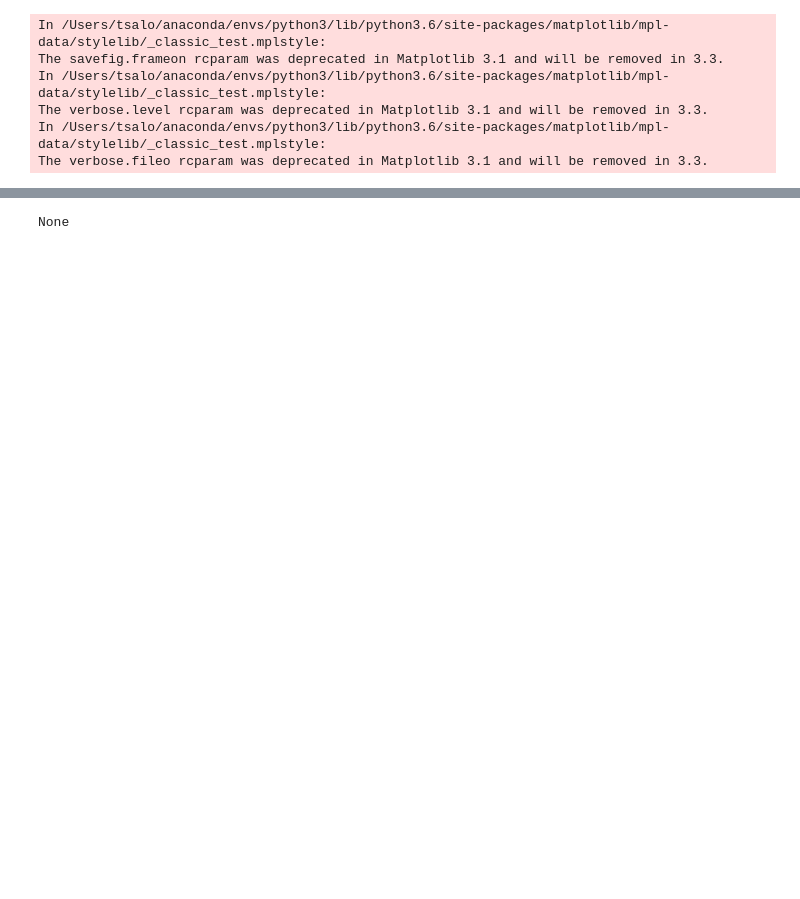
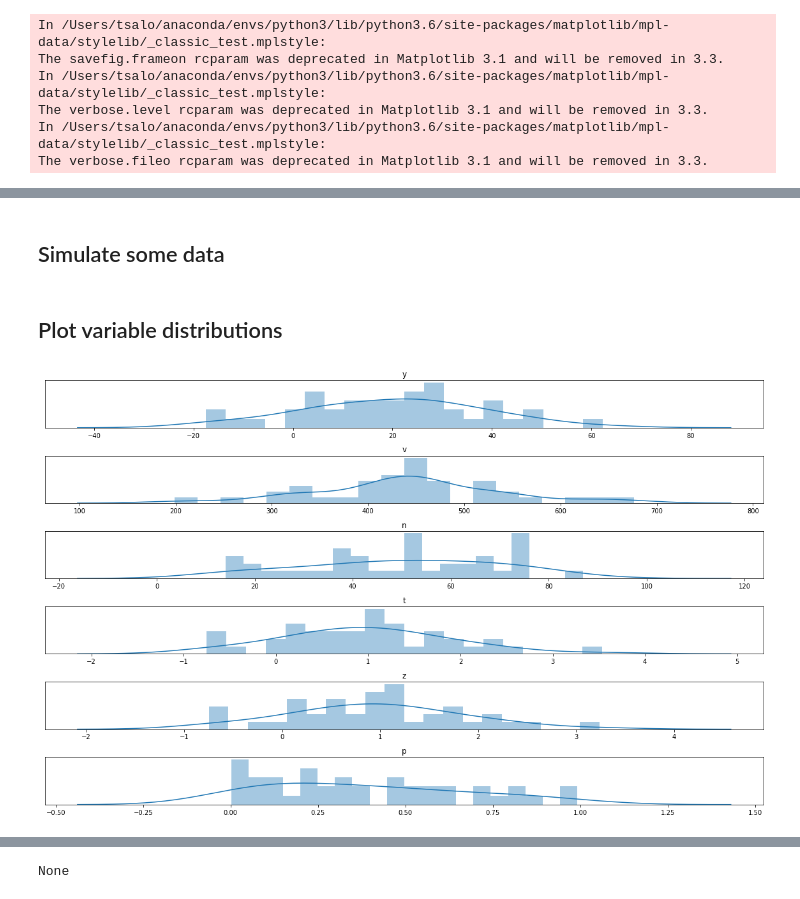
Before and after one commit to tsalo/misc-notebooks, a Jupyter notebook: pymare_example.ipynb, the cells around one changed output, grey strips where cells are left out. Cells and saved outputs as stored; diff of their text form; code cells hidden in the pictures; blank space fills up the shorter version.

```diff
--- a/pymare_example.ipynb
+++ b/pymare_example.ipynb
@@ -19,2 +30,4 @@ import pymare
+# %% [markdown]
+## Simulate some data
 # %%
 n_studies = 40
@@ -34,6 +49,28 @@ n = sample_sizes
 t = y / np.sqrt(v)
 z = np.array([t_to_z(t[i], sample_sizes[i] - 1) for i in range(n_studies)])
 p = stats.norm.sf(abs(z)) * 2
+# %% [markdown]
+## Plot variable distributions
+# %%
+fig, axes = plt.subplots(nrows=6, figsize=(16, 10))
+sns.distplot(y, ax=axes[0], bins=20)
+axes[0].set_title('y')
+sns.distplot(v, ax=axes[1], bins=20)
+axes[1].set_title('v')
+sns.distplot(n, ax=axes[2], bins=20)
+axes[2].set_title('n')
+sns.distplot(t, ax=axes[3], bins=20)
+axes[3].set_title('t')
+sns.distplot(z, ax=axes[4], bins=20)
+axes[4].set_title('z')
+sns.distplot(p, ax=axes[5], bins=20)
+axes[5].set_title('p')
+for i in range(6):
+    axes[i].set_yticks([])
+fig.tight_layout()
+fig.show()
+# %% [output]
+[figure, added]
 # %%
 fig, ax = plt.subplots(figsize=(8, 16))
 study_ticks = np.arange(n_studies)
```
Also changed, not shown: parts of 9 cells of this notebook.
